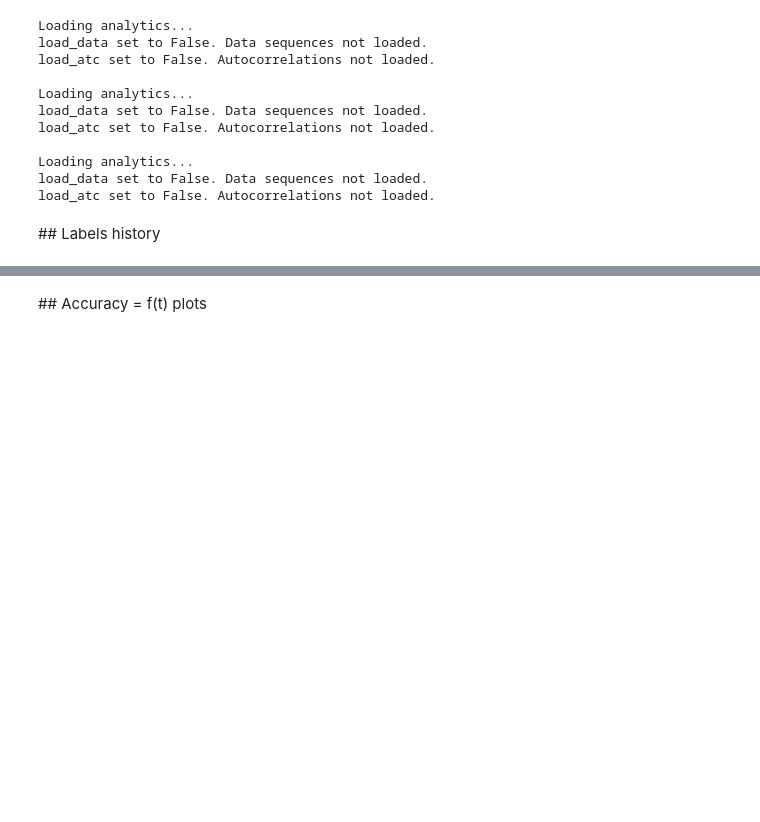
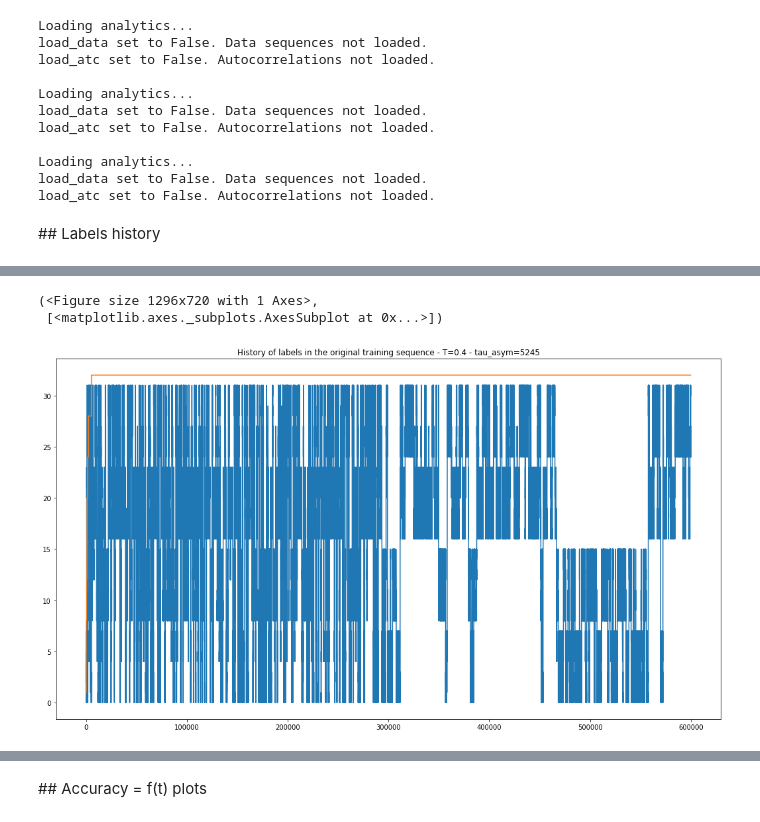
Before and after one commit to Brossollet-Antonin/Ultrametric-benchmark, a Jupyter notebook: notebooks/data_analysis_v2.ipynb, the cells around one changed output, grey strips where cells are left out. Drawn from its saved outputs; the diff is of its cells as text; code cells hidden in the pictures; blank space fills up the shorter version.

```diff
--- a/notebooks/data_analysis_v2.ipynb
+++ b/notebooks/data_analysis_v2.ipynb
@@ -130,0 +139,6 @@ rs.lbl_history([0.4])
+# %%
+rs.lbl_history([0.4], shuffled_blocksz=500)
+# %% [output]
+(<Figure size 1296x720 with 1 Axes>,
+ [<matplotlib.axes._subplots.AxesSubplot at 0x...>])
+[figure, added]
```
Also changed, not shown: parts of 10 cells of this notebook, 1 other file.
